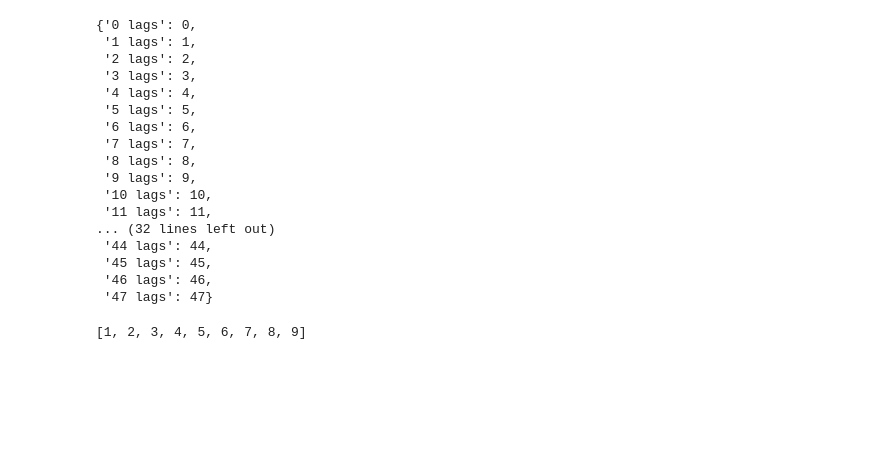
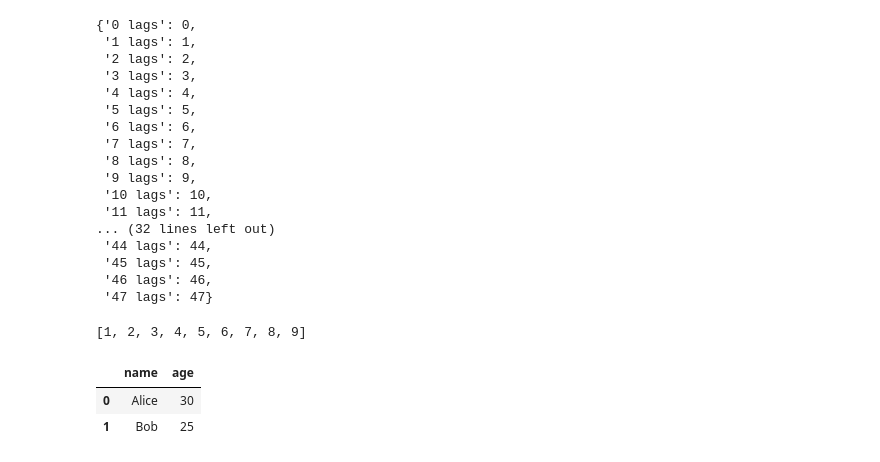
Before and after one commit to AinaRazafinjato/data-science-predistock, a Jupyter notebook: notebook/skforecast/Prevision multivarie dependante.ipynb, the cells around one changed output. Cells and saved outputs as stored; diff of their text form; code cells hidden in the pictures; blank space fills up the shorter version.

```diff
--- a/notebook/skforecast/Prevision multivarie dependante.ipynb
+++ b/notebook/skforecast/Prevision multivarie dependante.ipynb
@@ -507,3 +507,10 @@ import numpy as np
 list(np.arange(start=1,stop=10))
 # %% [output]
 [1, 2, 3, 4, 5, 6, 7, 8, 9]
+# %%
+import pandas as pd
+pd.DataFrame([{"name": "Alice", "age": 30}, {"name": "Bob", "age": 25}])
+# %% [output]
+|  | name | age |
+| 0 | Alice | 30 |
+| 1 | Bob | 25 |
```
Also changed, not shown: 1 other file.
